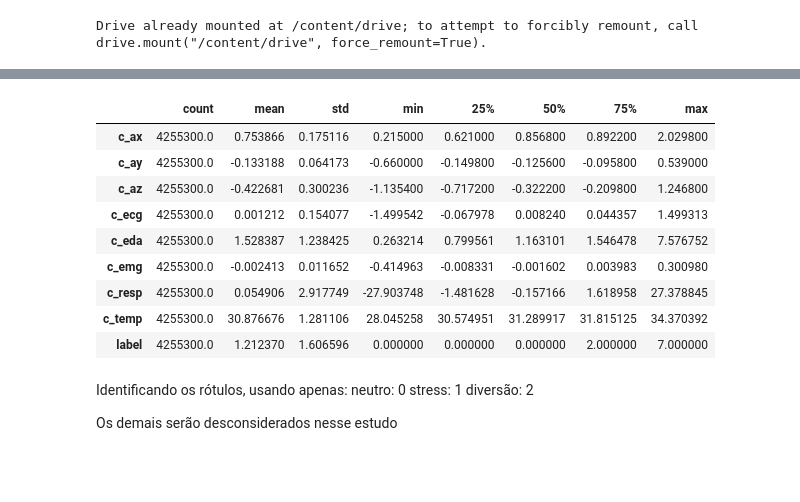
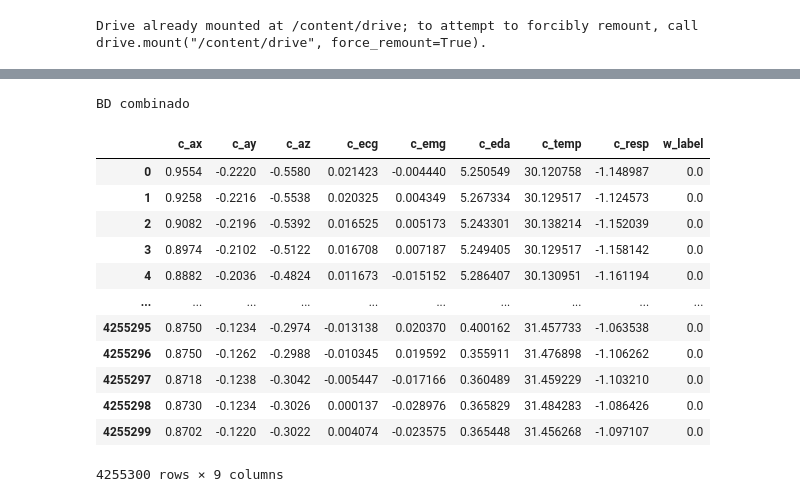
Before and after one commit to RNATCC/modelo-1, a Jupyter notebook: Versão_2.ipynb, the cells around one changed output, grey strips where cells are left out. Drawn from its saved outputs; the diff is of its cells as text; code cells hidden in the pictures; blank space fills up the shorter version.

```diff
--- a/Versão_2.ipynb
+++ b/Versão_2.ipynb
@@ -64,21 +44,26 @@ p_df
-# %%
-p_df.describe().T
-# %% [output]
-|  | count | mean | std | min | 25% | 50% | 75% | max |
-| c_ax | 4255300.0 | 0.753866 | 0.175116 | 0.215000 | 0.621000 | 0.856800 | 0.892200 | 2.029800 |
-| c_ay | 4255300.0 | -0.133188 | 0.064173 | -0.660000 | -0.149800 | -0.125600 | -0.095800 | 0.539000 |
-| c_az | 4255300.0 | -0.422681 | 0.300236 | -1.135400 | -0.717200 | -0.322200 | -0.209800 | 1.246800 |
-| c_ecg | 4255300.0 | 0.001212 | 0.154077 | -1.499542 | -0.067978 | 0.008240 | 0.044357 | 1.499313 |
-| c_eda | 4255300.0 | 1.528387 | 1.238425 | 0.263214 | 0.799561 | 1.163101 | 1.546478 | 7.576752 |
-| c_emg | 4255300.0 | -0.002413 | 0.011652 | -0.414963 | -0.008331 | -0.001602 | 0.003983 | 0.300980 |
-| c_resp | 4255300.0 | 0.054906 | 2.917749 | -27.903748 | -1.481628 | -0.157166 | 1.618958 | 27.378845 |
-| c_temp | 4255300.0 | 30.876676 | 1.281106 | 28.045258 | 30.574951 | 31.289917 | 31.815125 | 34.370392 |
-| label | 4255300.0 | 1.212370 | 1.606596 | 0.000000 | 0.000000 | 0.000000 | 2.000000 | 7.000000 |
-# %% [markdown]
-Identificando os rótulos, usando apenas:
-neutro: 0
-stress: 1
-diversão: 2
-
-Os demais serão desconsiderados nesse estudo
+# %%
+numpy_data1=np.array([c_ax, c_ay, c_az,c_ecg,c_emg,c_eda,c_temp,c_resp,w_label])
+numpy_data1=numpy_data1.T
+
+df = pd.DataFrame(data=numpy_data1, columns=["c_ax", "c_ay", "c_az","c_ecg","c_emg","c_eda","c_temp","c_resp","w_label"])
+
+print("BD combinado")
+# %% [output]
+BD combinado
+# %%
+df
+# %% [output]
+|  | c_ax | c_ay | c_az | c_ecg | c_emg | c_eda | c_temp | c_resp | w_label |
+| 0 | 0.9554 | -0.2220 | -0.5580 | 0.021423 | -0.004440 | 5.250549 | 30.120758 | -1.148987 | 0.0 |
+| 1 | 0.9258 | -0.2216 | -0.5538 | 0.020325 | 0.004349 | 5.267334 | 30.129517 | -1.124573 | 0.0 |
+| 2 | 0.9082 | -0.2196 | -0.5392 | 0.016525 | 0.005173 | 5.243301 | 30.138214 | -1.152039 | 0.0 |
+| 3 | 0.8974 | -0.2102 | -0.5122 | 0.016708 | 0.007187 | 5.249405 | 30.129517 | -1.158142 | 0.0 |
+| 4 | 0.8882 | -0.2036 | -0.4824 | 0.011673 | -0.015152 | 5.286407 | 30.130951 | -1.161194 | 0.0 |
+| ... | ... | ... | ... | ... | ... | ... | ... | ... | ... |
+| 4255295 | 0.8750 | -0.1234 | -0.2974 | -0.013138 | 0.020370 | 0.400162 | 31.457733 | -1.063538 | 0.0 |
+| 4255296 | 0.8750 | -0.1262 | -0.2988 | -0.010345 | 0.019592 | 0.355911 | 31.476898 | -1.106262 | 0.0 |
+| 4255297 | 0.8718 | -0.1238 | -0.3042 | -0.005447 | -0.017166 | 0.360489 | 31.459229 | -1.103210 | 0.0 |
+| 4255298 | 0.8730 | -0.1234 | -0.3026 | 0.000137 | -0.028976 | 0.365829 | 31.484283 | -1.086426 | 0.0 |
+| 4255299 | 0.8702 | -0.1220 | -0.3022 | 0.004074 | -0.023575 | 0.365448 | 31.456268 | -1.097107 | 0.0 |
+4255300 rows × 9 columns
 # %%
```
Also changed, not shown: parts of 46 cells of this notebook.
